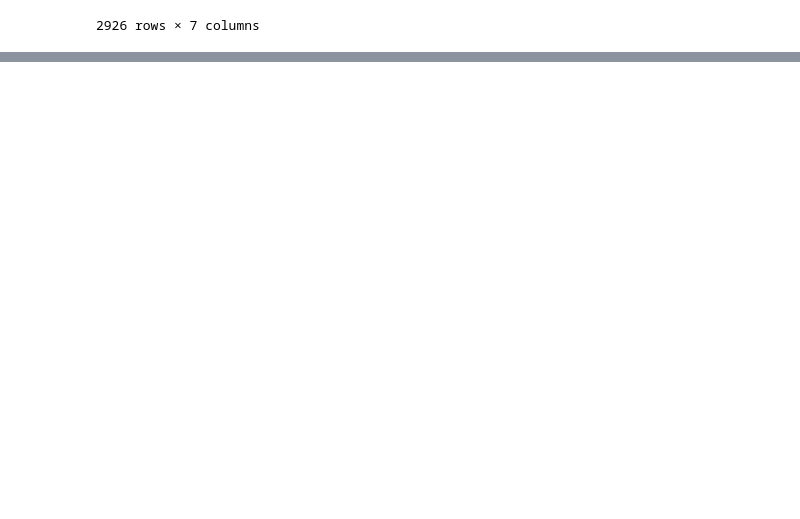
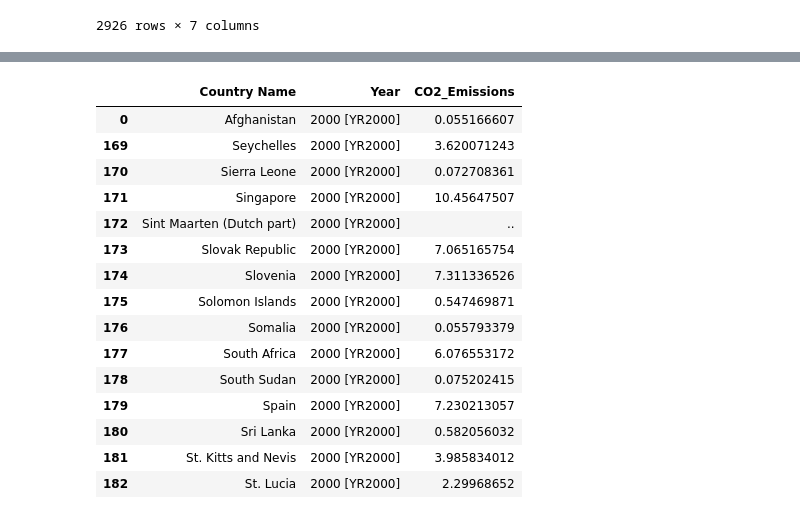
Before and after one commit to samratabduljalil/mL-olympiad2024, a Jupyter notebook: ml-co2.ipynb, the cells around one changed output, grey strips where cells are left out. Drawn from its saved outputs; the diff is of its cells as text; code cells hidden in the pictures; blank space fills up the shorter version.

```diff
--- a/ml-co2.ipynb
+++ b/ml-co2.ipynb
@@ -110,0 +261,2 @@ NameError: name 'df' is not defined
+# %%
+melted_df = filtered_rows.melt(id_vars='Country Name', var_name='Year', value_name='CO2_Emissions')
@@ -110,0 +282,20 @@ NameError: name 'df' is not defined
+# %%
+sorted_df = melted_df.sort_values(by=['Year'], ascending=[True])
+sorted_df.head(15)
+# %% [output]
+|  | Country Name | Year | CO2_Emissions |
+| 0 | Afghanistan | 2000 [YR2000] | 0.055166607 |
+| 169 | Seychelles | 2000 [YR2000] | 3.620071243 |
+| 170 | Sierra Leone | 2000 [YR2000] | 0.072708361 |
+| 171 | Singapore | 2000 [YR2000] | 10.45647507 |
+| 172 | Sint Maarten (Dutch part) | 2000 [YR2000] | .. |
+| 173 | Slovak Republic | 2000 [YR2000] | 7.065165754 |
+| 174 | Slovenia | 2000 [YR2000] | 7.311336526 |
+| 175 | Solomon Islands | 2000 [YR2000] | 0.547469871 |
+| 176 | Somalia | 2000 [YR2000] | 0.055793379 |
+| 177 | South Africa | 2000 [YR2000] | 6.076553172 |
+| 178 | South Sudan | 2000 [YR2000] | 0.075202415 |
+| 179 | Spain | 2000 [YR2000] | 7.230213057 |
+| 180 | Sri Lanka | 2000 [YR2000] | 0.582056032 |
+| 181 | St. Kitts and Nevis | 2000 [YR2000] | 3.985834012 |
+| 182 | St. Lucia | 2000 [YR2000] | 2.29968652 |
```
Also changed, not shown: parts of 12 cells of this notebook.
